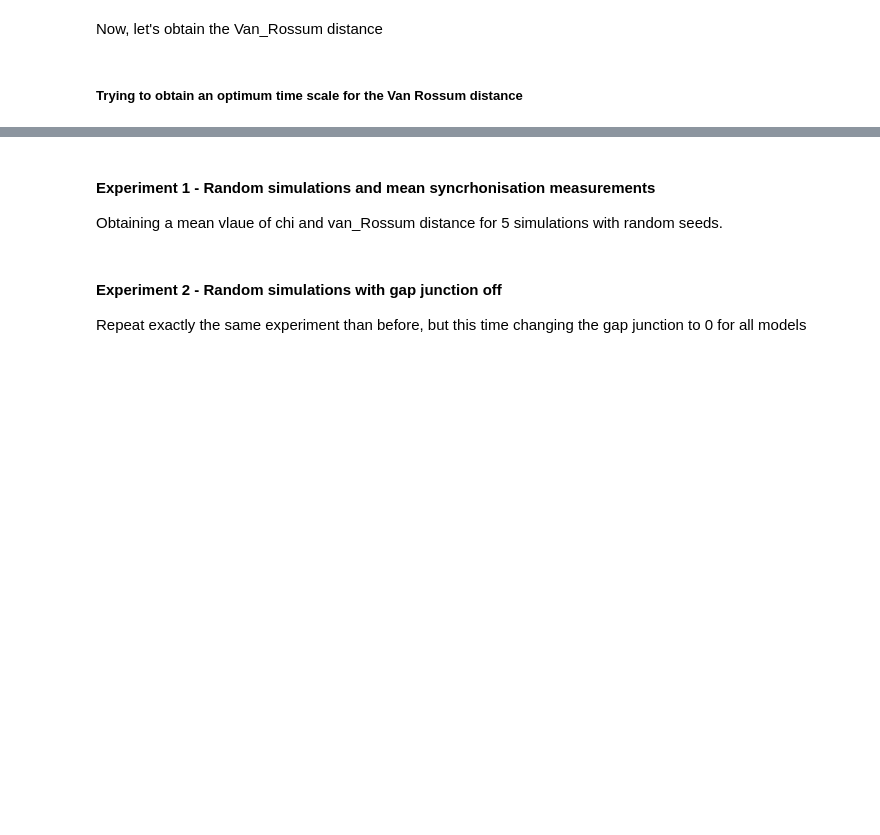
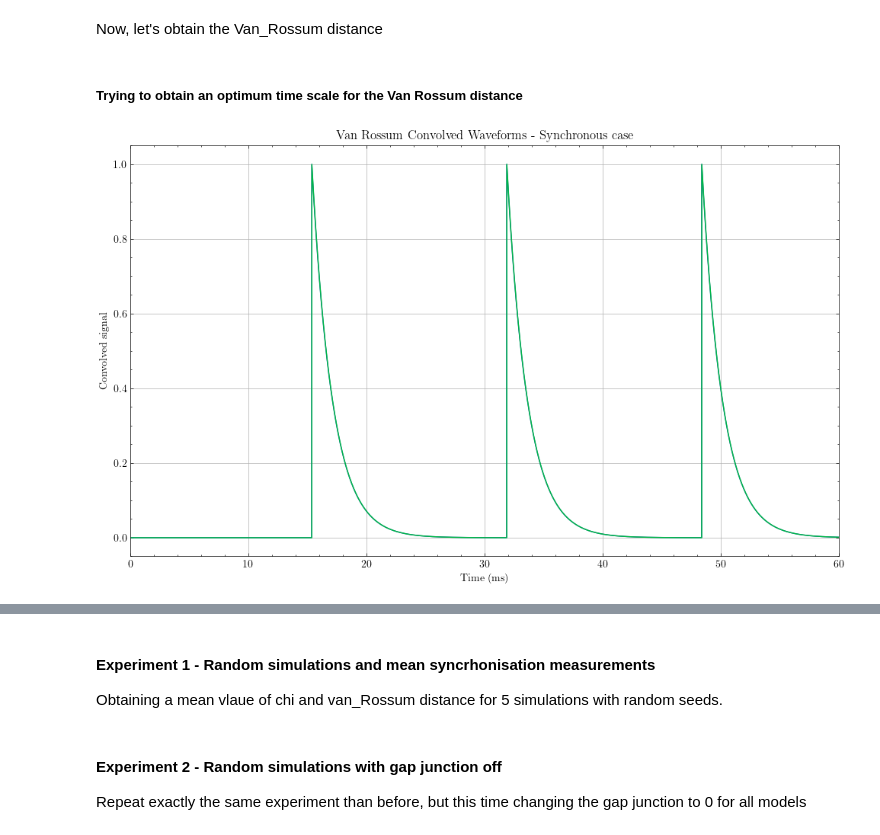
Before and after one commit to Sir-Bip-Bop/Gap-Junction-Coupling-Studies, a Jupyter notebook: NeuronPairs/synchrony_measurements.ipynb, the cells around one changed output, grey strips where cells are left out. Cells and saved outputs as stored; diff of their text form; code cells hidden in the pictures; blank space fills up the shorter version.

```diff
--- a/NeuronPairs/synchrony_measurements.ipynb
+++ b/NeuronPairs/synchrony_measurements.ipynb
@@ -324,10 +324,10 @@ t_syn = np.linspace(0,t_final,int(699998))
 # %%
 van_Rossum_opti_sym = np.zeros(10)
 van_Rossum_opti_asy = np.zeros(10)
-aaa = np.zeros((10,899995))
-bbb =np.zeros((10,899995))
-ccc = np.zeros((10,898197))
-ddd = np.zeros((10,898197))
+aaa = np.zeros((10,int(199998)))
+bbb =np.zeros((10,int(199998)))
+ccc = np.zeros((10,int(199099)))
+ddd = np.zeros((10,int(199099)))
 
 t_R = 0.005
 
@@ -337,5 +337,20 @@ for i in range(len(van_Rossum_opti_sym)):
     matrix_2,  ccc[i,:],ddd[i,:] = project.utils.compute_van_Rossum_distance(matrix_asyn,t_asyn,t_R,dt)
     van_Rossum_opti_asy[i]= matrix_2[0,1]
 
-t_R  = t_R + 3
+t_R  = t_R + 0.03
+# %%
+fig = plt.figure()
+ax1 = fig.add_subplot()
+
+ax1.plot(aaa[0,:])
+ax1.plot(bbb[0,:])
+ticks_x = ticker.FuncFormatter(lambda x, pos: '{0:g}'.format(x* dt))
+ax1.xaxis.set_major_formatter(ticks_x)
+ax1.set_xlim(0,60 / dt)
+ax1.set_xlabel('Time (ms)')
+ax1.set_ylabel('Convolved signal')
+ax1.set_title('Van Rossum Convolved Waveforms - Synchronous case')
+plt.show()
+# %% [output]
+[figure, added]
 # %%
```
Also changed, not shown: parts of 26 cells of this notebook, 12 other files.
